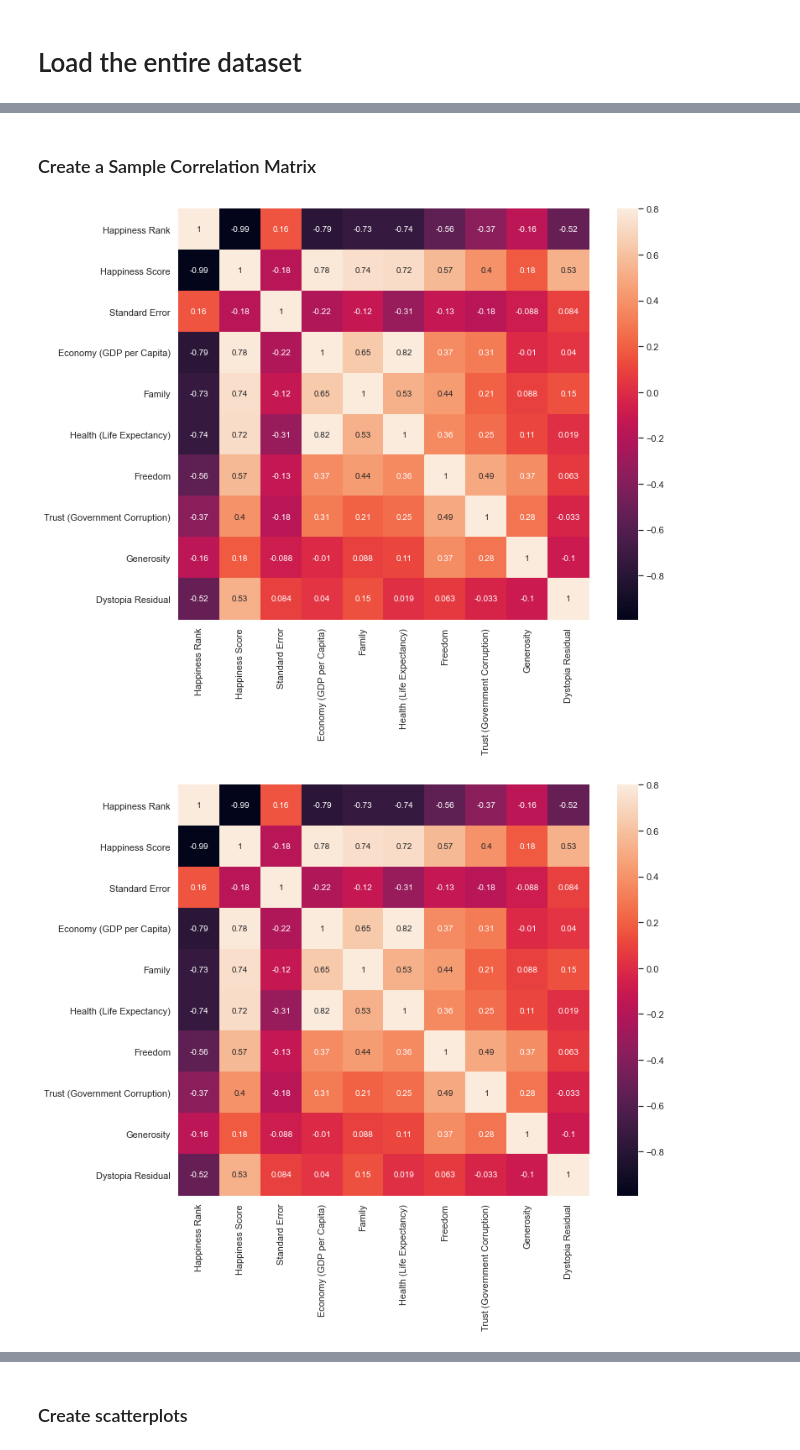
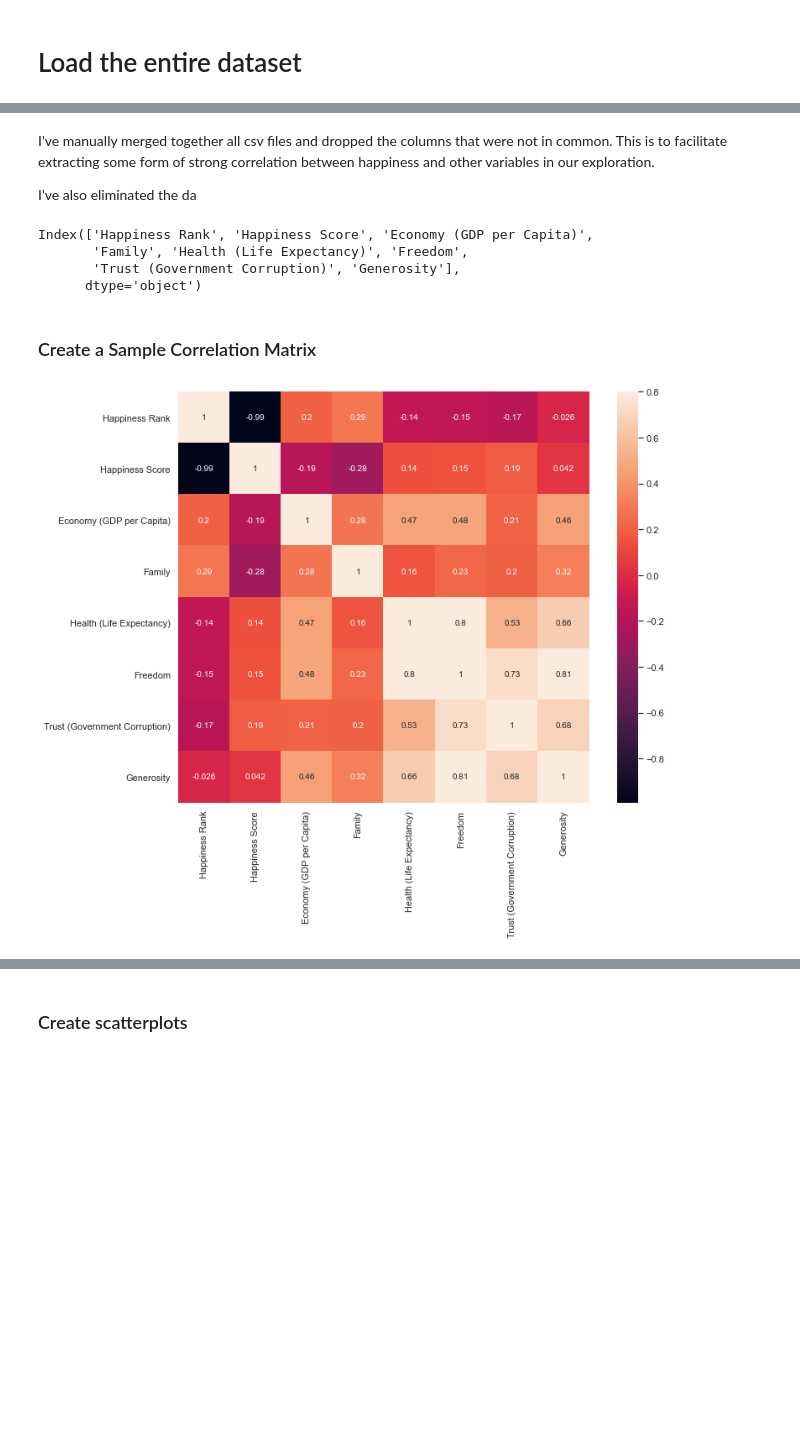
Before and after one commit to andreistoc/Happiness-Analysis, a Jupyter notebook: Happiness Analysis.ipynb, the cells around one changed output, grey strips where cells are left out. Drawn from its saved outputs; the diff is of its cells as text; code cells hidden in the pictures; blank space fills up the shorter version.

```diff
--- a/Happiness Analysis.ipynb
+++ b/Happiness Analysis.ipynb
@@ -88,10 +60,23 @@ Index(['Country', 'Region', 'Happiness Rank', 'Happiness Score',
+# %% [markdown]
+I've manually merged together all csv files and dropped the columns that were not in common. This is to facilitate extracting some form of strong correlation between happiness and other variables in our exploration.
+
+I've also eliminated the da
+# %%
+path = './data'
+
+dataset = pd.read_csv('./data/aggregate.csv')
+
+dataset.columns
+# %% [output]
+Index(['Happiness Rank', 'Happiness Score', 'Economy (GDP per Capita)',
+       'Family', 'Health (Life Expectancy)', 'Freedom',
+       'Trust (Government Corruption)', 'Generosity'],
+      dtype='object')
 # %% [markdown]
 ### Create a Sample Correlation Matrix
 # %%
-for year in dataset:
-    correlation_matrix = partial_dataset.corr()
-    f, ax = plt.subplots(figsize = (12, 9))
-    sns.heatmap(correlation_matrix, vmax=.8, square = True, annot = True);
+correlation_matrix = dataset.corr()
+f, ax = plt.subplots(figsize = (12, 9))
+sns.heatmap(correlation_matrix, vmax=.8, square = True, annot = True);
 # %% [output]
-[figure, old version]
+[figure, new version]
-[figure, removed]
```
Also changed, not shown: parts of 4 cells of this notebook, 5 other files.
